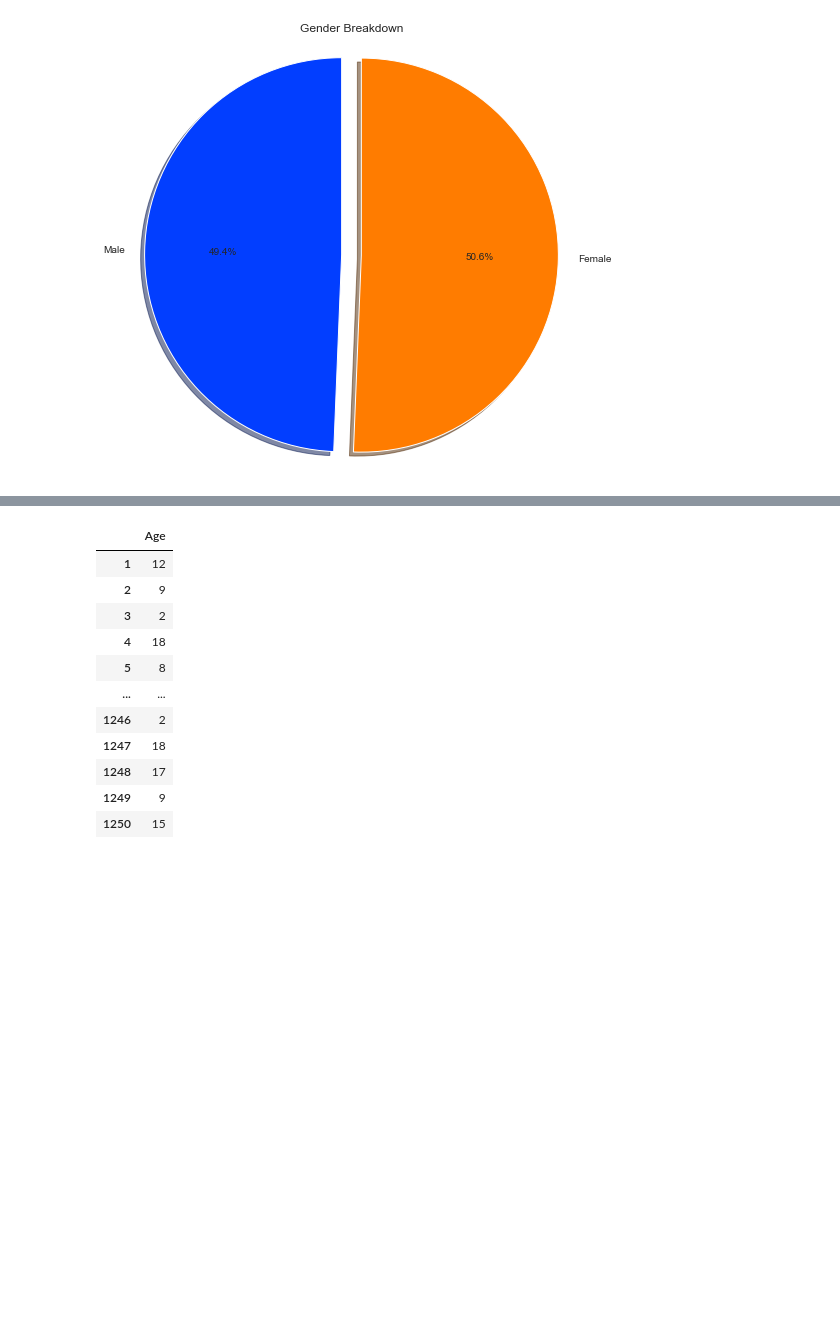
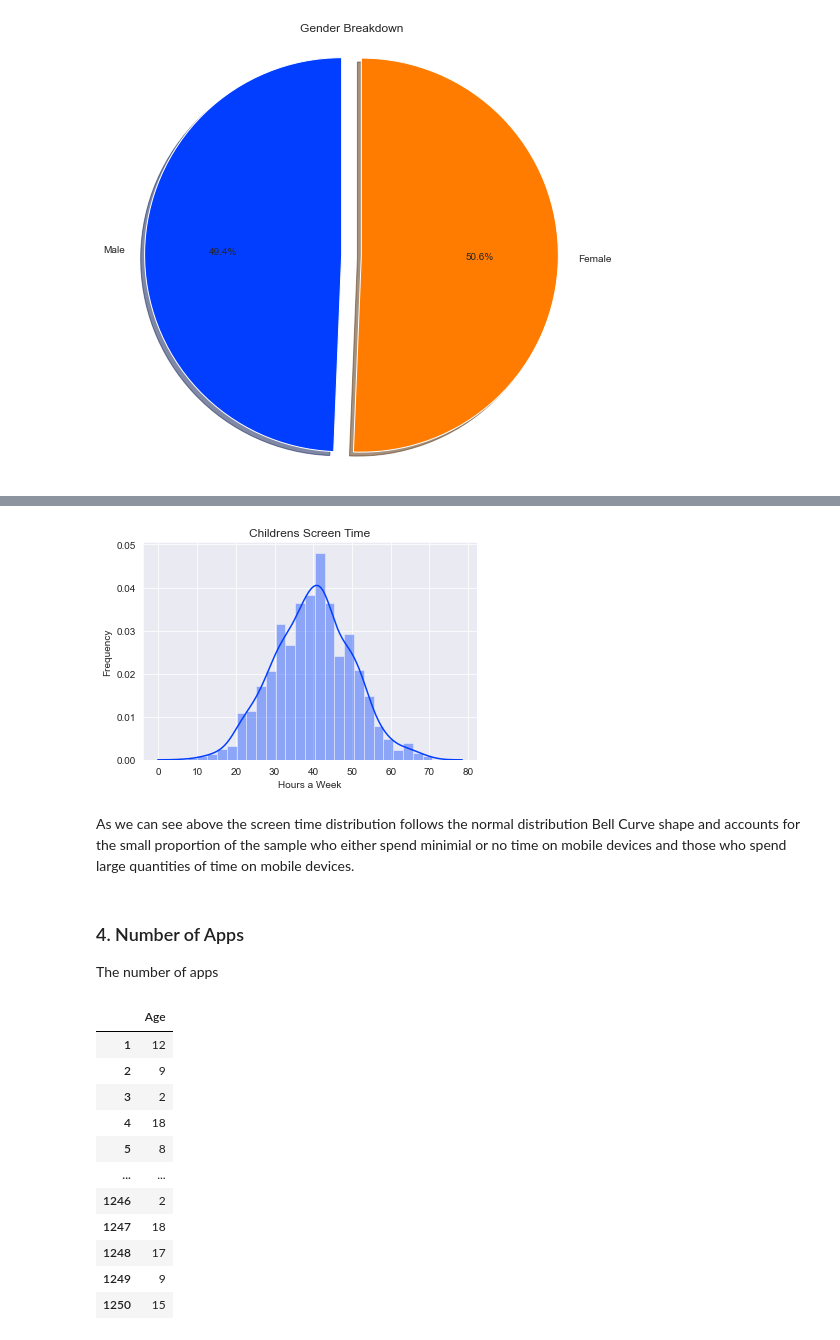
Before and after one commit to JPLee01/Programming_for_Data_Analysis-PRoject, a Jupyter notebook: Programming_for_Data_Analysis-Project.ipynb, the cells around one changed output, grey strips where cells are left out. Drawn from its saved outputs; the diff is of its cells as text; code cells hidden in the pictures; blank space fills up the shorter version.

```diff
--- a/Programming_for_Data_Analysis-Project.ipynb
+++ b/Programming_for_Data_Analysis-Project.ipynb
@@ -176,3 +183,19 @@ As we can see from the above Pie Chart in precentage terms the breakdown for Mal
+# %%
+#Construction of normal distribution, mean set to 40 and standard deviation set to 10
+s = np.random.normal(40, 10, 1250)
+# %%
+sns.distplot(s)
+plt.title('Childrens Screen Time')
+plt.xlabel('Hours a Week')
+plt.ylabel('Frequency')
+plt.show()
+# %% [output]
+[figure, added]
+# %% [markdown]
+As we can see above the screen time distribution follows the normal distribution Bell Curve shape and accounts for the small proportion of the sample who either spend minimial or no time on mobile devices and those who spend large quantities of time on mobile devices.
+# %% [markdown]
+### 4. Number of Apps
+The number of apps
 # %%
 a = pd.DataFrame(age, columns=['Age'])
 a.index = np.arange(1, len(a) + 1)
```
Also changed, not shown: parts of 10 cells of this notebook.
